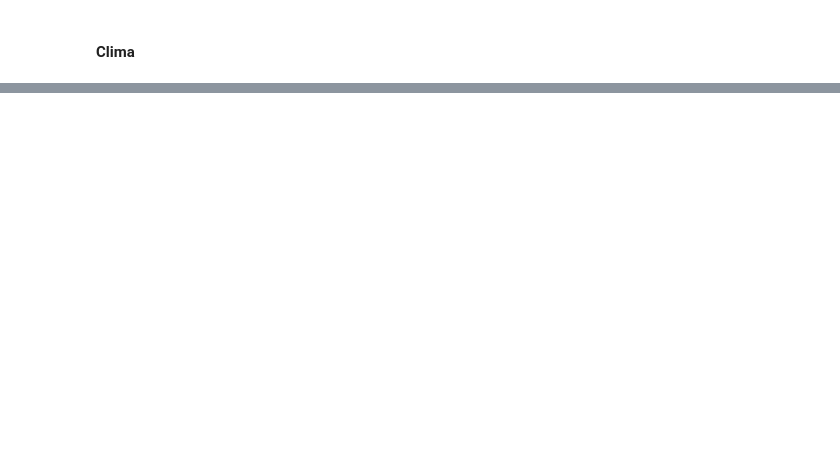
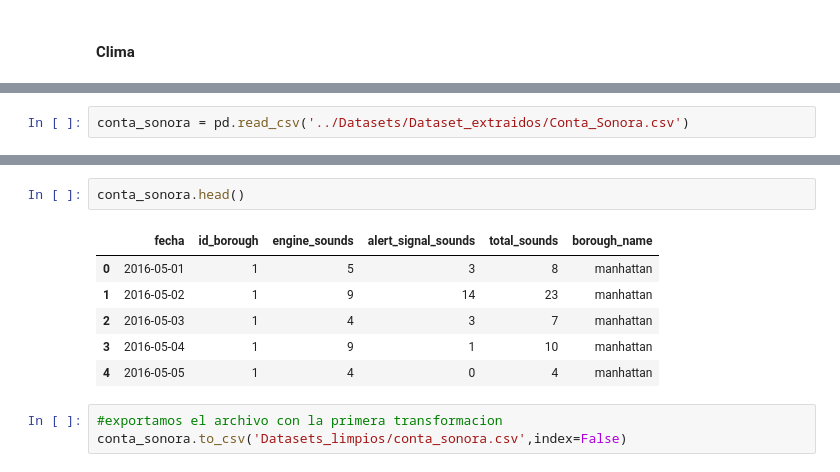
Before and after one commit to Joli1605/Proyecto_Movilidad_Sostenible_NYC, a Jupyter notebook: sprint_2/ETL_auto.ipynb, the cells around one changed output, grey strips where cells are left out. Saved outputs shown, nothing was run; the diff lists cells and outputs as text; blank space fills up the shorter version.

```diff
--- a/sprint_2/ETL_auto.ipynb
+++ b/sprint_2/ETL_auto.ipynb
@@ -344,0 +326,2 @@ NYCtiempo.to_csv('NYCclima.csv', index=False)
+# %%
+conta_sonora = pd.read_csv('../Datasets/Dataset_extraidos/Conta_Sonora.csv')
@@ -344,0 +344,12 @@ NYCtiempo.to_csv('NYCclima.csv', index=False)
+# %%
+conta_sonora.head()
+# %% [output]
+|  | fecha | id_borough | engine_sounds | alert_signal_sounds | total_sounds | borough_name |
+| 0 | 2016-05-01 | 1 | 5 | 3 | 8 | manhattan |
+| 1 | 2016-05-02 | 1 | 9 | 14 | 23 | manhattan |
+| 2 | 2016-05-03 | 1 | 4 | 3 | 7 | manhattan |
+| 3 | 2016-05-04 | 1 | 9 | 1 | 10 | manhattan |
+| 4 | 2016-05-05 | 1 | 4 | 0 | 4 | manhattan |
+# %%
+#exportamos el archivo con la primera transformacion
+conta_sonora.to_csv('Datasets_limpios/conta_sonora.csv',index=False)
```
Also changed, not shown: parts of 65 cells of this notebook, 19 other files.
